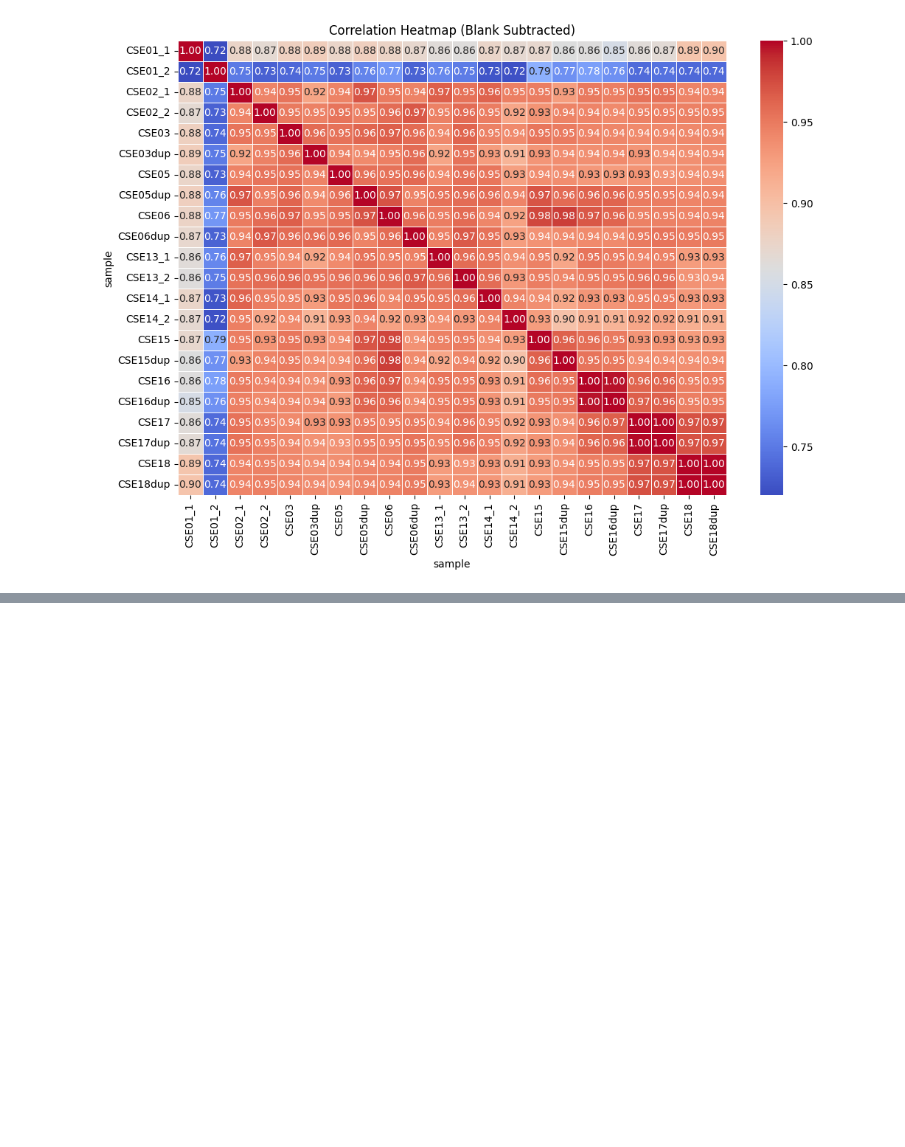
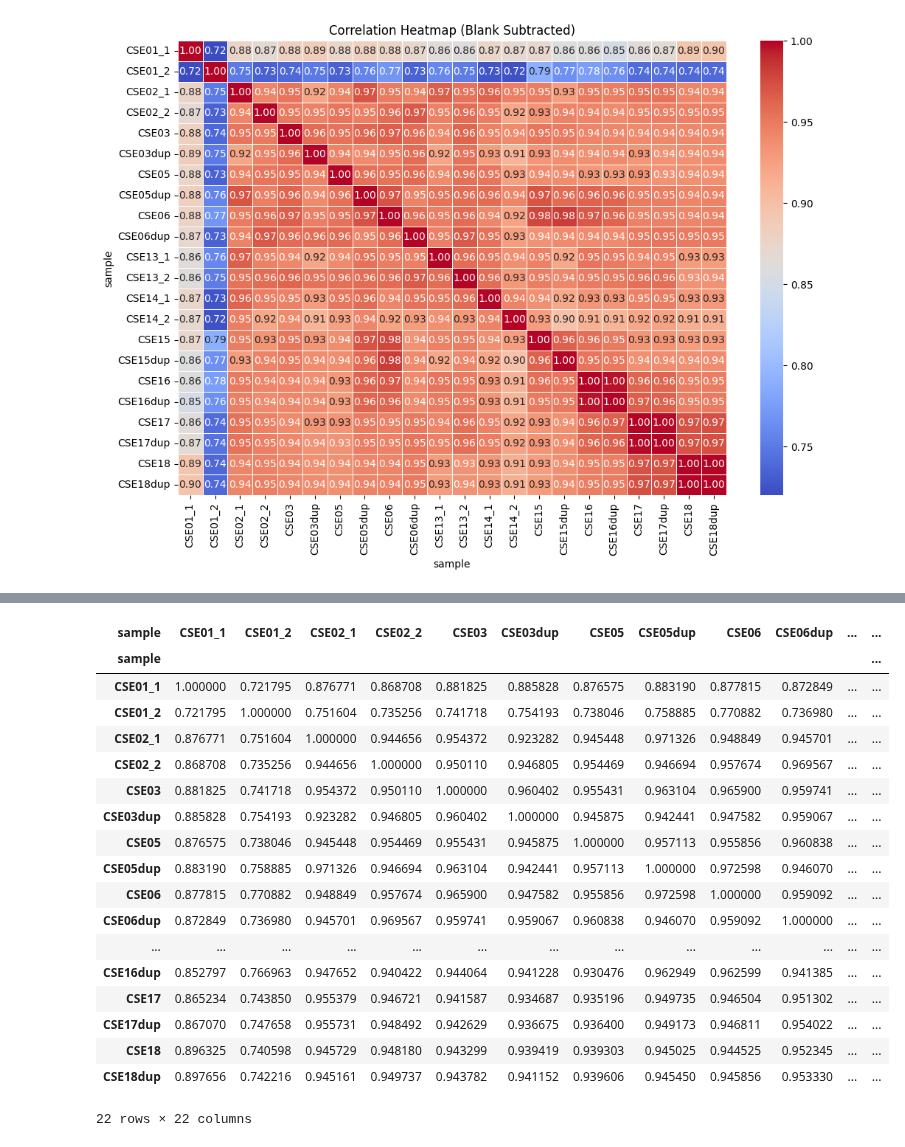
Before and after one commit to ucsffrancislab/genomics, a Jupyter notebook: data/20250925-Illumina-PhIP/20251114-PhIP-MultiPlate/out.123456131415161718/counts_normalized_subtracted_pcas.ipynb, the cells around one changed output, grey strips where cells are left out. Cells and saved outputs as stored; diff of their text form; code cells hidden in the pictures; blank space fills up the shorter version.

```diff
--- a/data/20250925-Illumina-PhIP/20251114-PhIP-MultiPlate/out.123456131415161718/counts_normalized_subtracted_pcas.ipynb
+++ b/data/20250925-Illumina-PhIP/20251114-PhIP-MultiPlate/out.123456131415161718/counts_normalized_subtracted_pcas.ipynb
@@ -787,0 +835,23 @@ plt.show()
+# %%
+data_zscored_corr = data_zscored.corr()
+data_zscored_corr
+# %% [output]
+| sample | CSE01_1 | CSE01_2 | CSE02_1 | CSE02_2 | CSE03 | CSE03dup | CSE05 | CSE05dup | CSE06 | CSE06dup | ... | ... |
+| sample |  |  |  |  |  |  |  |  |  |  |  | ... |
+| CSE01_1 | 1.000000 | 0.721795 | 0.876771 | 0.868708 | 0.881825 | 0.885828 | 0.876575 | 0.883190 | 0.877815 | 0.872849 | ... | ... |
+| CSE01_2 | 0.721795 | 1.000000 | 0.751604 | 0.735256 | 0.741718 | 0.754193 | 0.738046 | 0.758885 | 0.770882 | 0.736980 | ... | ... |
+| CSE02_1 | 0.876771 | 0.751604 | 1.000000 | 0.944656 | 0.954372 | 0.923282 | 0.945448 | 0.971326 | 0.948849 | 0.945701 | ... | ... |
+| CSE02_2 | 0.868708 | 0.735256 | 0.944656 | 1.000000 | 0.950110 | 0.946805 | 0.954469 | 0.946694 | 0.957674 | 0.969567 | ... | ... |
+| CSE03 | 0.881825 | 0.741718 | 0.954372 | 0.950110 | 1.000000 | 0.960402 | 0.955431 | 0.963104 | 0.965900 | 0.959741 | ... | ... |
+| CSE03dup | 0.885828 | 0.754193 | 0.923282 | 0.946805 | 0.960402 | 1.000000 | 0.945875 | 0.942441 | 0.947582 | 0.959067 | ... | ... |
+| CSE05 | 0.876575 | 0.738046 | 0.945448 | 0.954469 | 0.955431 | 0.945875 | 1.000000 | 0.957113 | 0.955856 | 0.960838 | ... | ... |
+| CSE05dup | 0.883190 | 0.758885 | 0.971326 | 0.946694 | 0.963104 | 0.942441 | 0.957113 | 1.000000 | 0.972598 | 0.946070 | ... | ... |
+| CSE06 | 0.877815 | 0.770882 | 0.948849 | 0.957674 | 0.965900 | 0.947582 | 0.955856 | 0.972598 | 1.000000 | 0.959092 | ... | ... |
+| CSE06dup | 0.872849 | 0.736980 | 0.945701 | 0.969567 | 0.959741 | 0.959067 | 0.960838 | 0.946070 | 0.959092 | 1.000000 | ... | ... |
+| ... | ... | ... | ... | ... | ... | ... | ... | ... | ... | ... | ... | ... |
+| CSE16dup | 0.852797 | 0.766963 | 0.947652 | 0.940422 | 0.944064 | 0.941228 | 0.930476 | 0.962949 | 0.962599 | 0.941385 | ... | ... |
+| CSE17 | 0.865234 | 0.743850 | 0.955379 | 0.946721 | 0.941587 | 0.934687 | 0.935196 | 0.949735 | 0.946504 | 0.951302 | ... | ... |
+| CSE17dup | 0.867070 | 0.747658 | 0.955731 | 0.948492 | 0.942629 | 0.936675 | 0.936400 | 0.949173 | 0.946811 | 0.954022 | ... | ... |
+| CSE18 | 0.896325 | 0.740598 | 0.945729 | 0.948180 | 0.943299 | 0.939419 | 0.939303 | 0.945025 | 0.944525 | 0.952345 | ... | ... |
+| CSE18dup | 0.897656 | 0.742216 | 0.945161 | 0.949737 | 0.943782 | 0.941152 | 0.939606 | 0.945450 | 0.945856 | 0.953330 | ... | ... |
+22 rows × 22 columns
```
Also changed, not shown: parts of 8 cells of this notebook, 1 other file.
